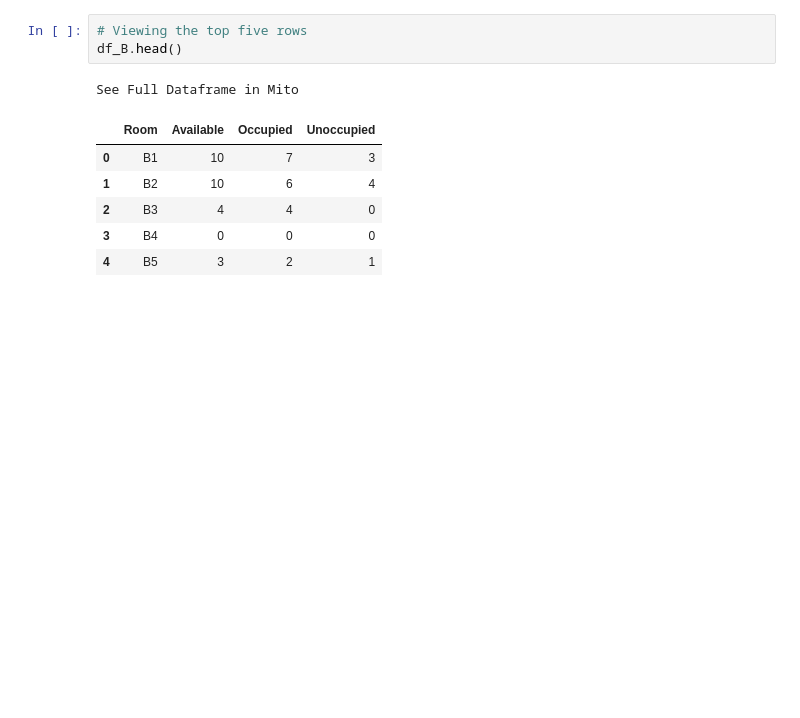
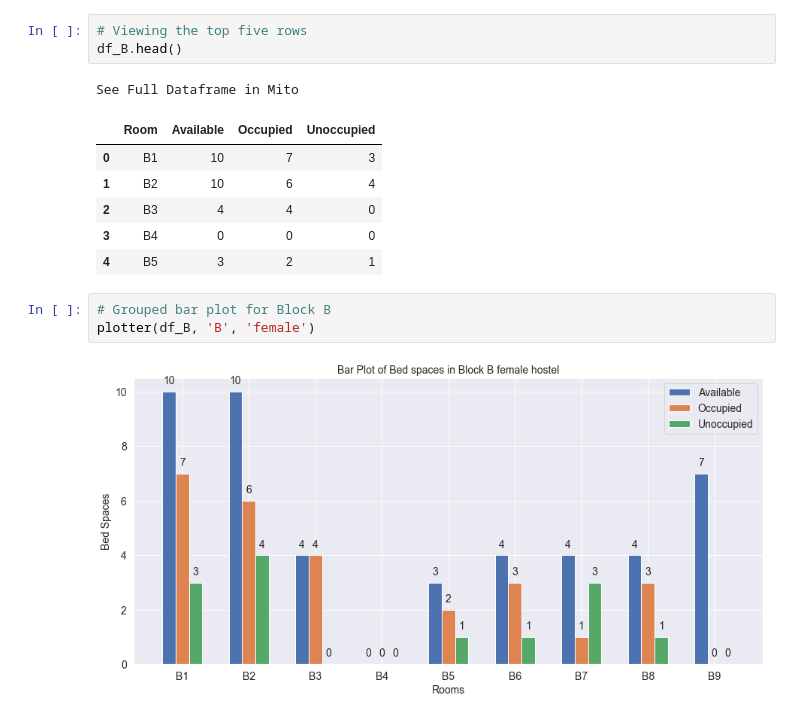
Before and after one commit to Melchizedeke/Data-Visualization-01, a Jupyter notebook: codes.ipynb, the cells around one changed output. Cells and saved outputs as stored; diff of their text form; blank space fills up the shorter version.

Commit message:
New Plot

```diff
--- a/codes.ipynb
+++ b/codes.ipynb
@@ -143,3 +143,8 @@ See Full Dataframe in Mito
 | 2 | B3 | 4 | 4 | 0 |
 | 3 | B4 | 0 | 0 | 0 |
 | 4 | B5 | 3 | 2 | 1 |
+# %%
+# Grouped bar plot for Block B
+plotter(df_B, 'B', 'female')
+# %% [output]
+[figure, added]
```
